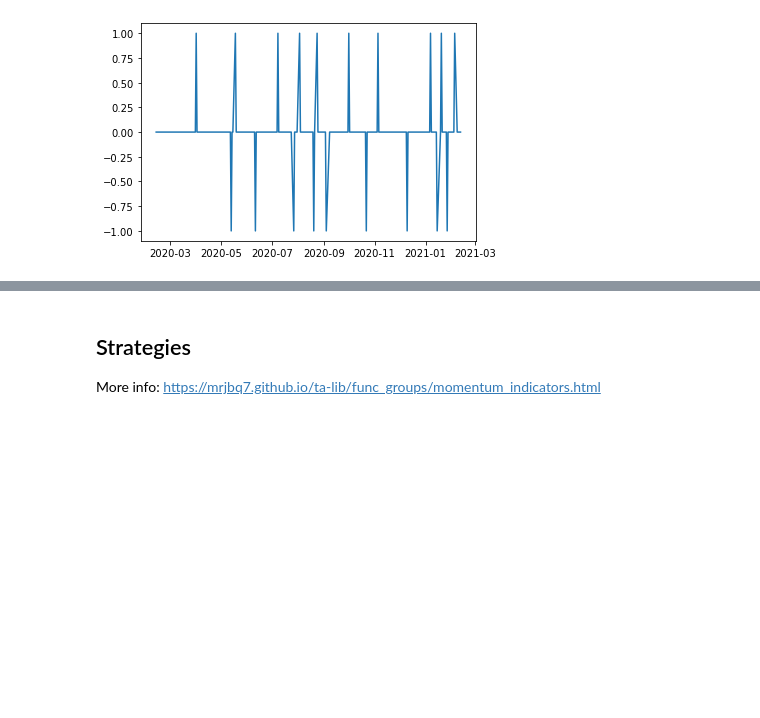
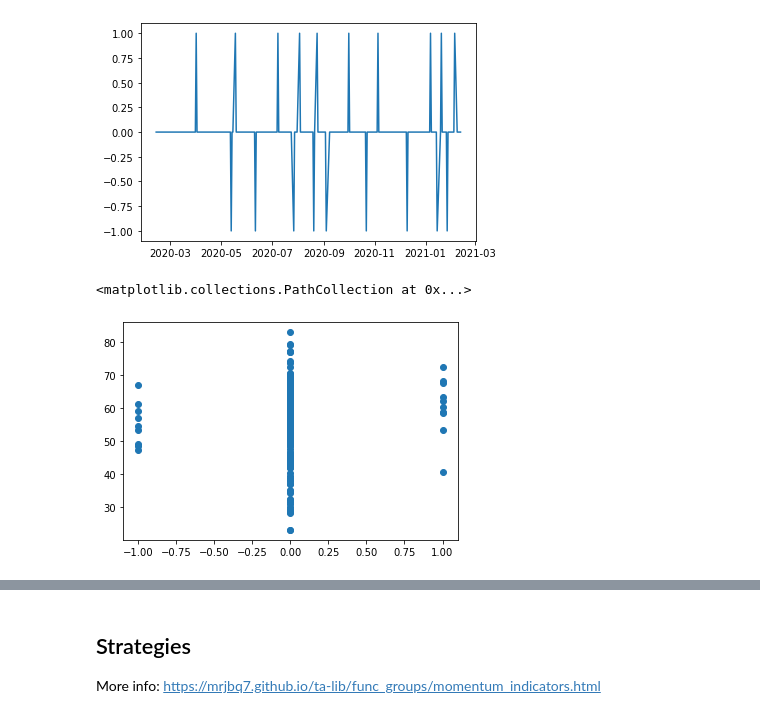
Before and after one commit to evelynyou/capstone_indicators, a Jupyter notebook: playground_EY.ipynb, the cells around one changed output, grey strips where cells are left out. Cells and saved outputs as stored; diff of their text form; code cells hidden in the pictures; blank space fills up the shorter version.

```diff
--- a/playground_EY.ipynb
+++ b/playground_EY.ipynb
@@ -114,3 +115,8 @@ plt.plot(df.MACD_Signal)
 # %% [output]
 [<matplotlib.lines.Line2D at 0x...>]
 [figure]
+# %%
+plt.scatter(df.MACD_Signal, df["N5D_Return%"])
+# %% [output]
+<matplotlib.collections.PathCollection at 0x...>
+[figure, added]
```
Also changed, not shown: parts of 8 cells of this notebook.
